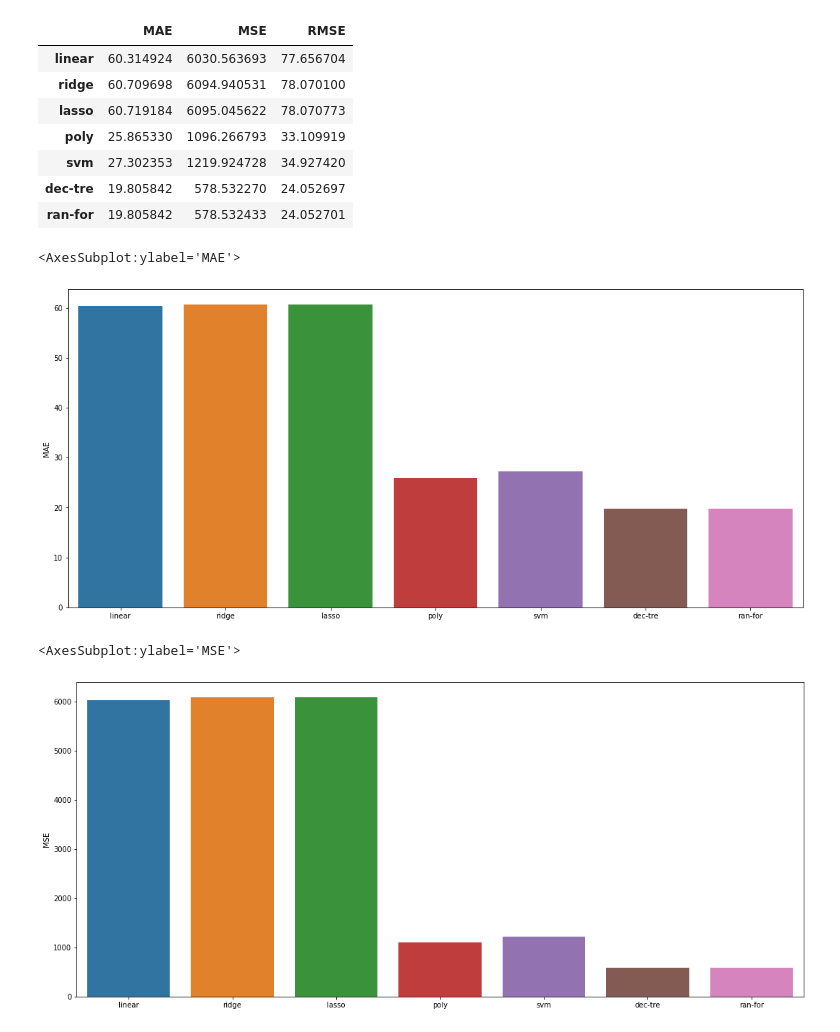
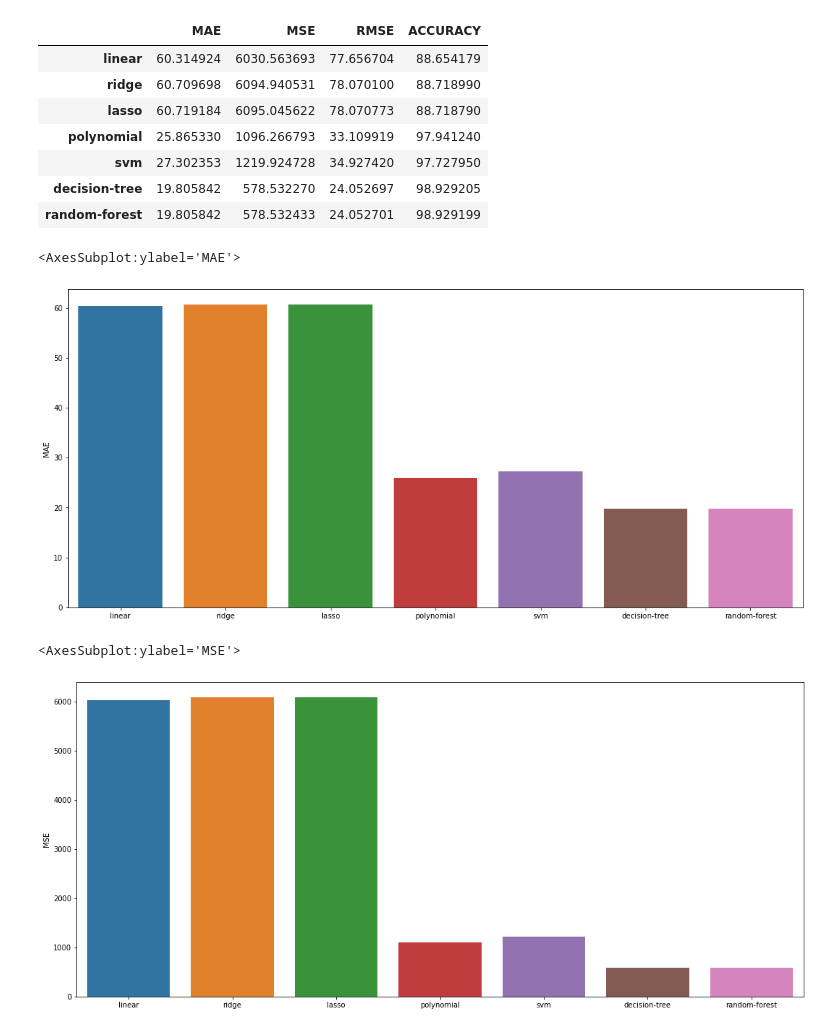
Before and after one commit to pythonpioneer/Data-Science, a Jupyter notebook: MLHD/performance/compare-algo.ipynb, the cells around one changed output. Cells and saved outputs as stored; diff of their text form; code cells hidden in the pictures.

```diff
--- a/MLHD/performance/compare-algo.ipynb
+++ b/MLHD/performance/compare-algo.ipynb
@@ -5,39 +5,40 @@ import numpy as np
 import seaborn as sns
 import matplotlib.pyplot as plt
 
-algo = ['linear', 'ridge', 'lasso', 'poly', 'svm', 'dec-tre', 'ran-for']
+algo = ['linear', 'ridge', 'lasso', 'polynomial', 'svm', 'decision-tree', 'random-forest']
 # %%
 # cretaing data for residuals
 data = {
     'MAE': [60.314924, 60.709698, 60.719184, 25.865330, 27.302353, 19.805842, 19.805842],
     'MSE': [6030.563693, 6094.940531, 6095.045622, 1096.266793, 1219.924728, 578.532270, 578.532433],
-    'RMSE': [77.656704, 78.070100, 78.070773, 33.109919, 34.927420, 24.052697, 24.052701]
+    'RMSE': [77.656704, 78.070100, 78.070773, 33.109919, 34.927420, 24.052697, 24.052701],
+    'ACCURACY': [88.654179, 88.71899, 88.71879, 97.94124, 97.72795, 98.929205, 98.929199]
 }
 df = pd.DataFrame(data, index=algo)
 df
 # %% [output]
-|  | MAE | MSE | RMSE |
-| linear | 60.314924 | 6030.563693 | 77.656704 |
-| ridge | 60.709698 | 6094.940531 | 78.070100 |
-| lasso | 60.719184 | 6095.045622 | 78.070773 |
-| poly | 25.865330 | 1096.266793 | 33.109919 |
-| svm | 27.302353 | 1219.924728 | 34.927420 |
-| dec-tre | 19.805842 | 578.532270 | 24.052697 |
-| ran-for | 19.805842 | 578.532433 | 24.052701 |
+|  | MAE | MSE | RMSE | ACCURACY |
+| linear | 60.314924 | 6030.563693 | 77.656704 | 88.654179 |
+| ridge | 60.709698 | 6094.940531 | 78.070100 | 88.718990 |
+| lasso | 60.719184 | 6095.045622 | 78.070773 | 88.718790 |
+| polynomial | 25.865330 | 1096.266793 | 33.109919 | 97.941240 |
+| svm | 27.302353 | 1219.924728 | 34.927420 | 97.727950 |
+| decision-tree | 19.805842 | 578.532270 | 24.052697 | 98.929205 |
+| random-forest | 19.805842 | 578.532433 | 24.052701 | 98.929199 |
 # %%
 # now try to plot the graph for MAE
 plt.subplots(figsize=(18, 8))
 sns.barplot(x=algo, y='MAE', data=df)
 # %% [output]
 <AxesSubplot:ylabel='MAE'>
-[figure, old version]
+[figure, new version]
 # %%
 # now try to plot the graph for MSE
 plt.subplots(figsize=(18, 8))
 sns.barplot(x=algo, y='MSE', data=df)
 # %% [output]
 <AxesSubplot:ylabel='MSE'>
-[figure, old version]
+[figure, new version]
 # %%
 # now try to plot the graph for RMSE
 plt.subplots(figsize=(18, 8))
```
Also changed, not shown: parts of 4 cells of this notebook.
